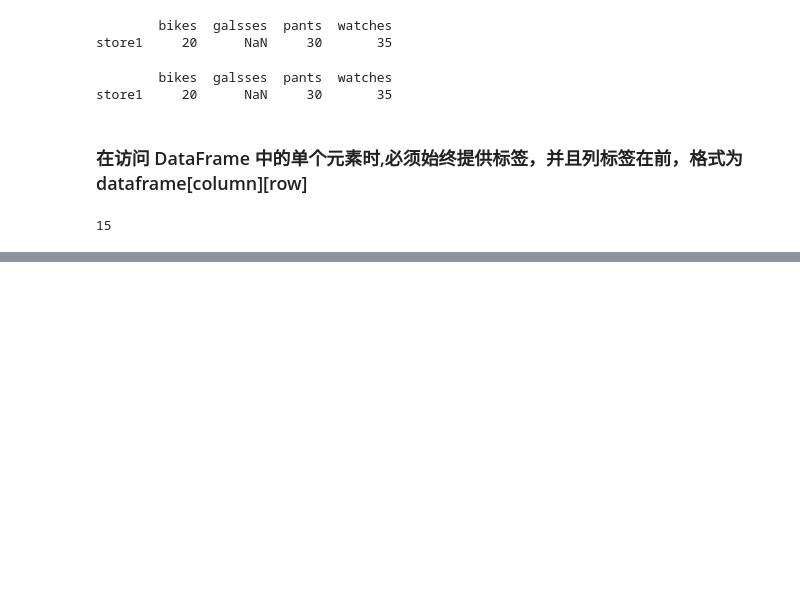
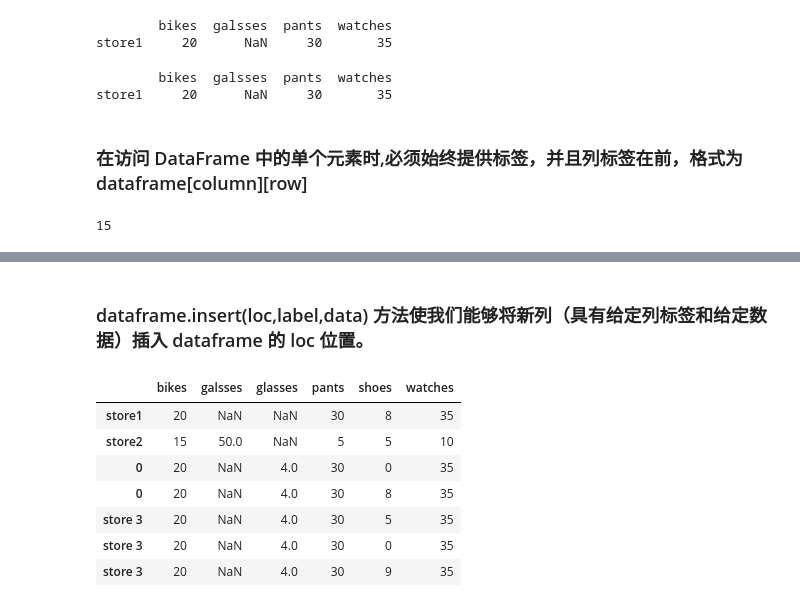
Before and after one commit to myCout/DataAnalysis, a Jupyter notebook: Pandas.ipynb, the cells around one changed output, grey strips where cells are left out. Cells and saved outputs as stored; diff of their text form; code cells hidden in the pictures; blank space fills up the shorter version.

```diff
--- a/Pandas.ipynb
+++ b/Pandas.ipynb
@@ -285,0 +288,4 @@ print(store_item2['bikes']['store2'])
+# %%
+new_items = [{'bikes':20,'pants':30,'watches':35,'glasses':4}]
+new_store = pd.DataFrame(new_items,index = ['store 3'])
+new_store
@@ -285,0 +297,3 @@ print(store_item2['bikes']['store2'])
+# %%
+store_item2 = store_item2.append(new_store)
+store_item2
@@ -285,0 +309,15 @@ print(store_item2['bikes']['store2'])
+# %% [markdown]
+### dataframe.insert(loc,label,data) 方法使我们能够将新列（具有给定列标签和给定数据）插入 dataframe 的 loc 位置。
+# %%
+# We insert a new column with label shoes right before the column with numerical index 4
+store_item2.insert(4, 'shoes', [8,5,0,8,5,0,9])
+store_item2
+# %% [output]
+|  | bikes | galsses | glasses | pants | shoes | watches |
+| store1 | 20 | NaN | NaN | 30 | 8 | 35 |
+| store2 | 15 | 50.0 | NaN | 5 | 5 | 10 |
+| 0 | 20 | NaN | 4.0 | 30 | 0 | 35 |
+| 0 | 20 | NaN | 4.0 | 30 | 8 | 35 |
+| store 3 | 20 | NaN | 4.0 | 30 | 5 | 35 |
+| store 3 | 20 | NaN | 4.0 | 30 | 0 | 35 |
+| store 3 | 20 | NaN | 4.0 | 30 | 9 | 35 |
```
Also changed, not shown: parts of 11 cells of this notebook.
